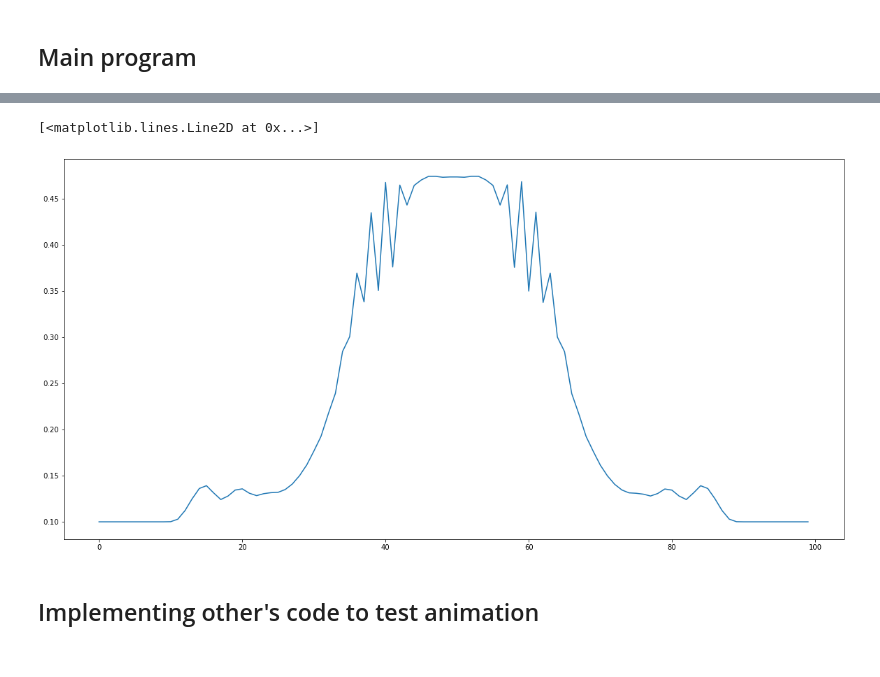
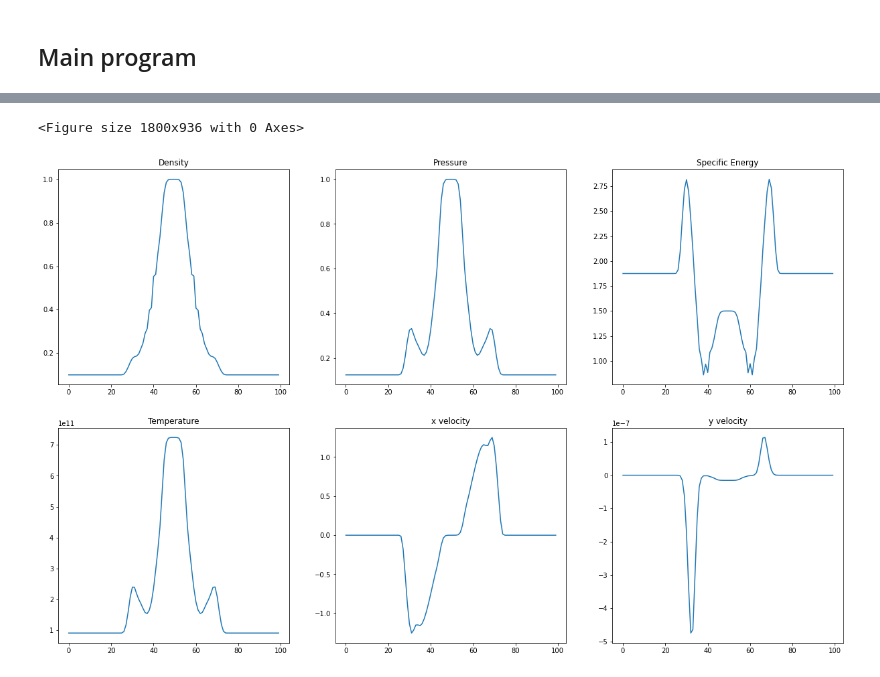
Before and after one commit to changhyun-cho/astrophysics, a Jupyter notebook: hydrodynamics/Testing 2D Hydrocode.ipynb, the cells around one changed output, grey strips where cells are left out. Drawn from its saved outputs; the diff is of its cells as text; code cells hidden in the pictures.

```diff
--- a/hydrodynamics/Testing 2D Hydrocode.ipynb
+++ b/hydrodynamics/Testing 2D Hydrocode.ipynb
@@ -120,3 +125,33 @@ def colormaps():
+# %%
+def total_plots():
+    global ilo, ihi
+    global rho, P, e, T
+    global u, w
+
+    plt.clf()
+
+    center = int((ihi+ng)/2)
+
+    plt.rcParams['figure.figsize'] = [21, 13] #7
+    fig, axis = plt.subplots(2, 3)
+
+    axis[0,0].plot(rho[center,ilo:ihi])
+    axis[0,0].set_title('Density')
+
+    axis[0,1].plot(P[center,ilo:ihi])
+    axis[0,1].set_title('Pressure')
+
+    axis[0,2].plot(e[center,ilo:ihi]/rho[center,ilo:ihi])
+    axis[0,2].set_title('Specific Energy')
+
+    axis[1,0].plot(T[center,ilo:ihi])
+    axis[1,0].set_title('Temperature')
+
+    axis[1,1].plot(u[center,ilo:ihi])
+    axis[1,1].set_title('x velocity')
+
+    axis[1,2].plot(w[center,ilo:ihi])
+    axis[1,2].set_title('y velocity')
 # %%
 def apply_BCs(apply):
     global ilo, ihi
@@ -506,8 +666,0 @@ colormaps()
-# %%
-plt.rcParams['figure.figsize'] = [20, 10]
-plt.plot(rho[int((ihi+ng)/2),ilo:ihi])
-# %% [output]
-[<matplotlib.lines.Line2D at 0x...>]
-[figure, removed]
-# %% [markdown]
-## Implementing other's code to test animation
@@ -648,0 +667,5 @@ print("Done!")
+# %%
+total_plots()
+# %% [output]
+<Figure size 1800x936 with 0 Axes>
+[figure, added]
```
Also changed, not shown: parts of 17 cells of this notebook.
